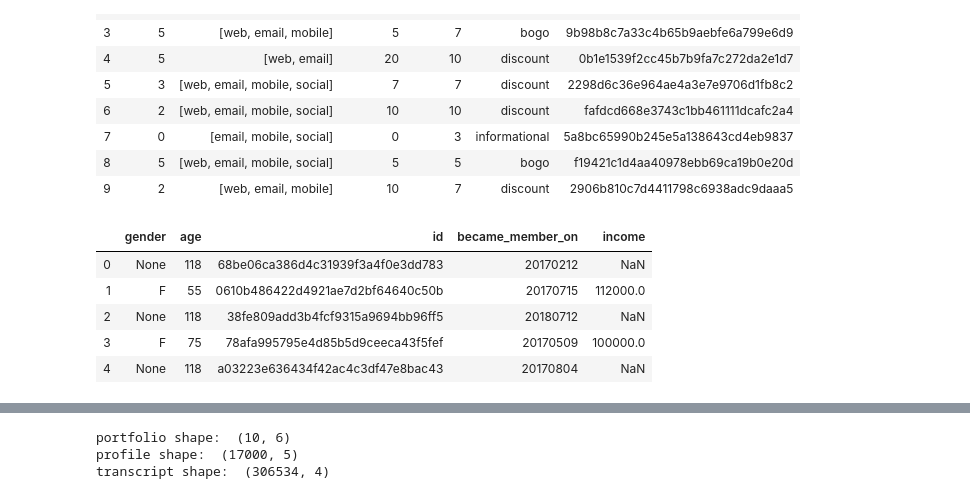
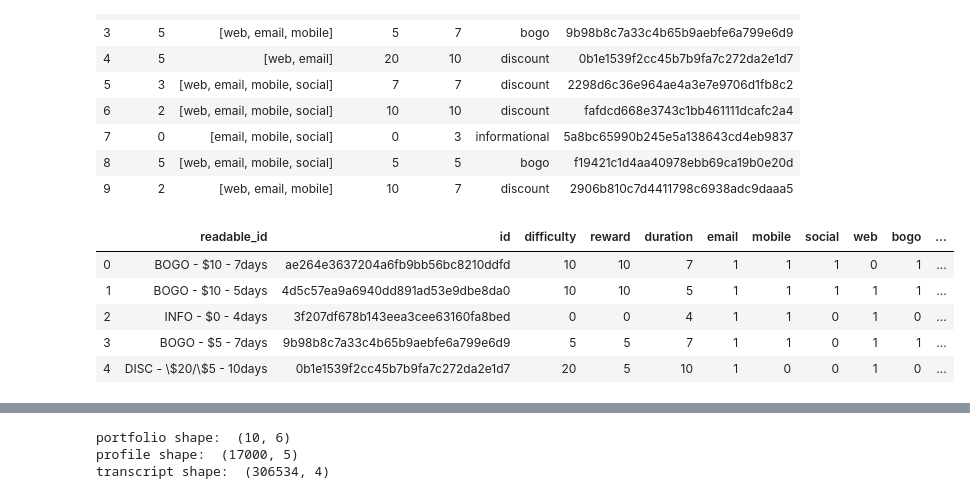
Before and after one commit to jnish23/Starbucks-Capstone, a Jupyter notebook: Starbucks_Capstone_notebook.ipynb, the cells around one changed output, grey strips where cells are left out. Saved outputs shown, nothing was run; the diff lists cells and outputs as text; code cells hidden in the pictures.

```diff
--- a/Starbucks_Capstone_notebook.ipynb
+++ b/Starbucks_Capstone_notebook.ipynb
@@ -110,12 +105,40 @@ portfolio
 | 7 | 0 | [email, mobile, social] | 0 | 3 | informational | 5a8bc65990b245e5a138643cd4eb9837 |
 | 8 | 5 | [web, email, mobile, social] | 5 | 5 | bogo | f19421c1d4aa40978ebb69ca19b0e20d |
 | 9 | 2 | [web, email, mobile] | 10 | 7 | discount | 2906b810c7d4411798c6938adc9daaa5 |
+# %%
+def clean_portfolio(df=portfolio):
+    # Create an ID column that is more readable than the id hash
+    df['readable_id'] = ['BOGO - $10 - 7days', 'BOGO - $10 - 5days', 'INFO - $0 - 4days', 'BOGO - $5 - 7days',
+                           'DISC - \$20/\$5 - 10days', 'DISC - $7/$3 - 7days', 'DISC - \$10/\$2 - 10days', 'INFO - $0 - 3days',
+                           'BOGO - $5 - 5days', 'DISC - \$10/\$2 - 7days']
+
+    # Extract channels into their own columns one-hot encoded
+    df['email'] = df['channels'].apply(lambda x: 1 if 'email' in x else 0)
+    df['mobile'] = df['channels'].apply(lambda x: 1 if 'mobile' in x else 0)
+    df['social'] = df['channels'].apply(lambda x: 1 if 'social' in x else 0)
+    df['web'] = df['channels'].apply(lambda x: 1 if 'web' in x else 0)
+
+    # Drop unneeded columns
+    df.drop(columns=['channels'], inplace=True, errors='ignore')
+
+    # Turn offer_type into a dummy variable
+    df = pd.get_dummies(df, columns=['offer_type'])
+
+    # Rename dummy columns
+    df.rename(columns={'offer_type_bogo':'bogo', 'offer_type_discount':'discount', 'offer_type_informational':'informational'}, inplace=True)
+    df = df[['readable_id', 'id', 'difficulty', 'reward', 'duration', 'email', 'mobile', 'social', 'web', 'bogo', 'discount', 'informational']]
+
+
+    return df
+
+clean_portfolio = clean_portfolio(df=portfolio)
+clean_portfolio.to_csv('clean_portfolio.csv', index=False)
 # %%
-profile.head()
+clean_portfolio.head()
 # %% [output]
-|  | gender | age | id | became_member_on | income |
-| 0 | None | 118 | 68be06ca386d4c31939f3a4f0e3dd783 | 20170212 | NaN |
-| 1 | F | 55 | 0610b486422d4921ae7d2bf64640c50b | 20170715 | 112000.0 |
-| 2 | None | 118 | 38fe809add3b4fcf9315a9694bb96ff5 | 20180712 | NaN |
-| 3 | F | 75 | 78afa995795e4d85b5d9ceeca43f5fef | 20170509 | 100000.0 |
-| 4 | None | 118 | a03223e636434f42ac4c3df47e8bac43 | 20170804 | NaN |
+|  | readable_id | id | difficulty | reward | duration | email | mobile | social | web | bogo | ... |
+| 0 | BOGO - $10 - 7days | ae264e3637204a6fb9bb56bc8210ddfd | 10 | 10 | 7 | 1 | 1 | 1 | 0 | 1 | ... |
+| 1 | BOGO - $10 - 5days | 4d5c57ea9a6940dd891ad53e9dbe8da0 | 10 | 10 | 5 | 1 | 1 | 1 | 1 | 1 | ... |
+| 2 | INFO - $0 - 4days | 3f207df678b143eea3cee63160fa8bed | 0 | 0 | 4 | 1 | 1 | 0 | 1 | 0 | ... |
+| 3 | BOGO - $5 - 7days | 9b98b8c7a33c4b65b9aebfe6a799e6d9 | 5 | 5 | 7 | 1 | 1 | 0 | 1 | 1 | ... |
+| 4 | DISC - \$20/\$5 - 10days | 0b1e1539f2cc45b7b9fa7c272da2e1d7 | 20 | 5 | 10 | 1 | 0 | 0 | 1 | 0 | ... |
```
Also changed, not shown: parts of 35 cells of this notebook, 4 other files.
